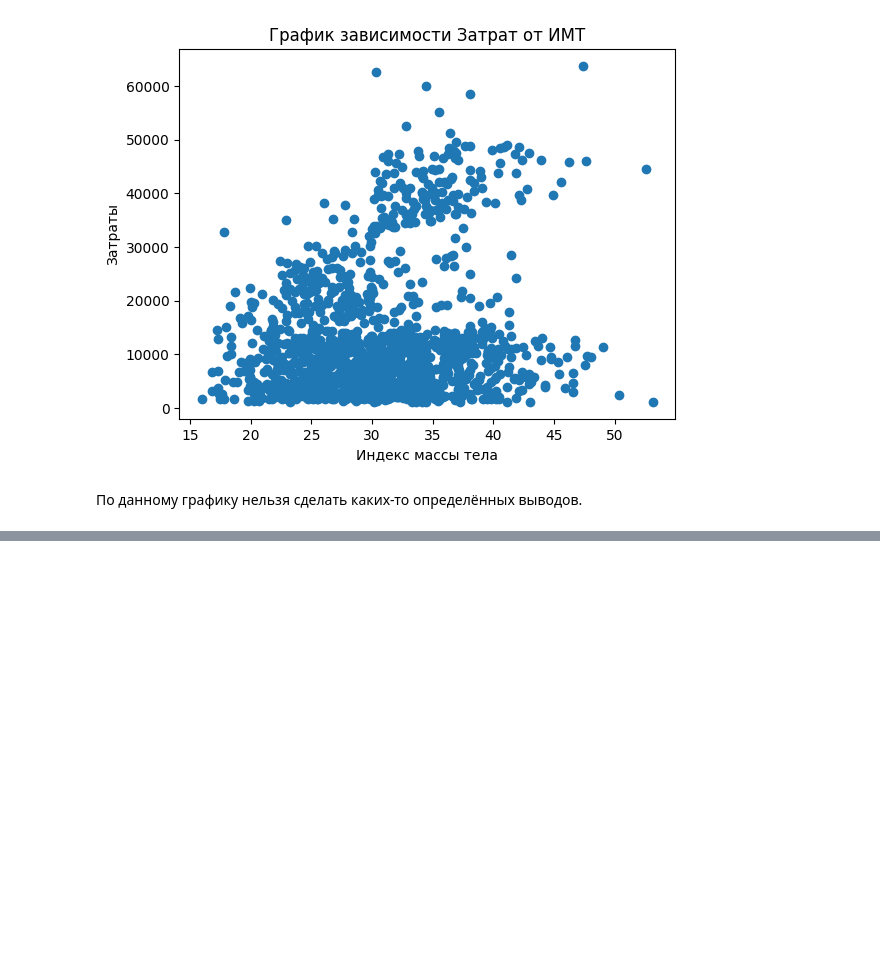
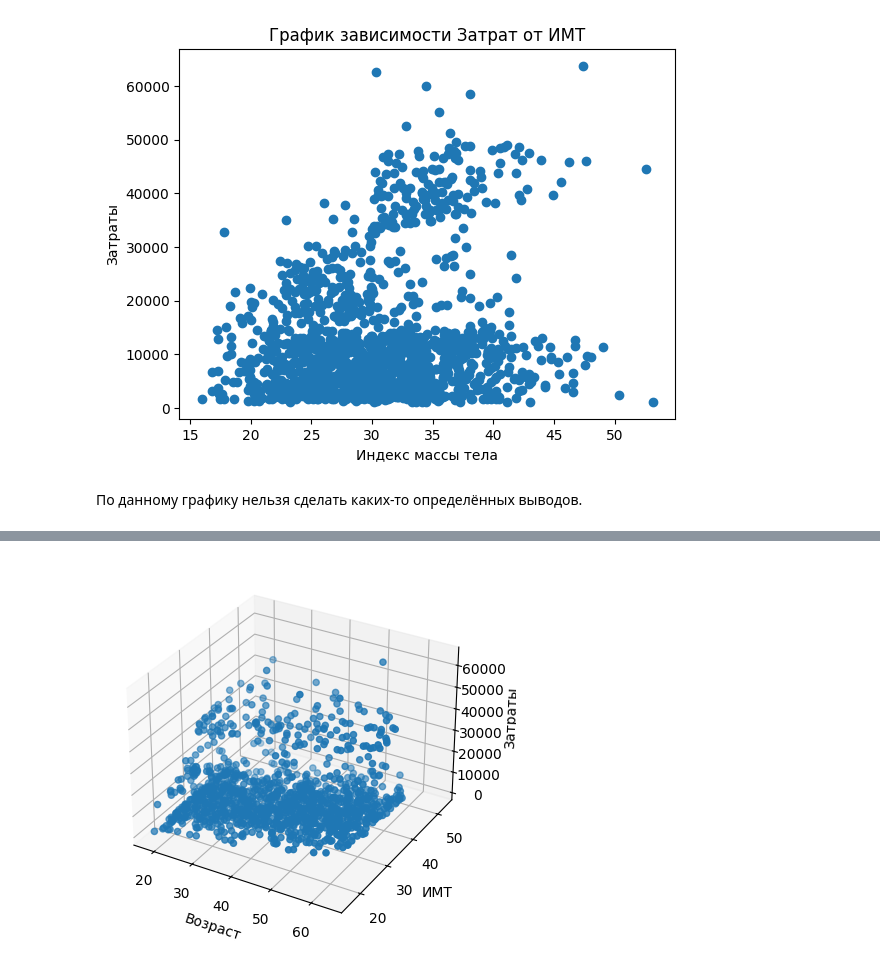
Before and after one commit to yulya11/introduction_to_ai, a Jupyter notebook: 02_lab_EDA.ipynb, the cells around one changed output, grey strips where cells are left out. Drawn from its saved outputs; the diff is of its cells as text; code cells hidden in the pictures; blank space fills up the shorter version.

```diff
--- a/02_lab_EDA.ipynb
+++ b/02_lab_EDA.ipynb
@@ -292,0 +306,15 @@ plt.show()
+# %%
+from mpl_toolkits.mplot3d import Axes3D
+
+fig = plt.figure()
+ax = fig.add_subplot(111, projection='3d')
+
+ax.scatter(xs=data['age'], ys=data['bmi'], zs=data['charges'])
+
+ax.set_xlabel('Возраст')
+ax.set_ylabel('ИМТ')
+ax.set_zlabel('Затраты')
+
+plt.show()
+# %% [output]
+[figure, added]
```
Also changed, not shown: parts of 3 cells of this notebook.
